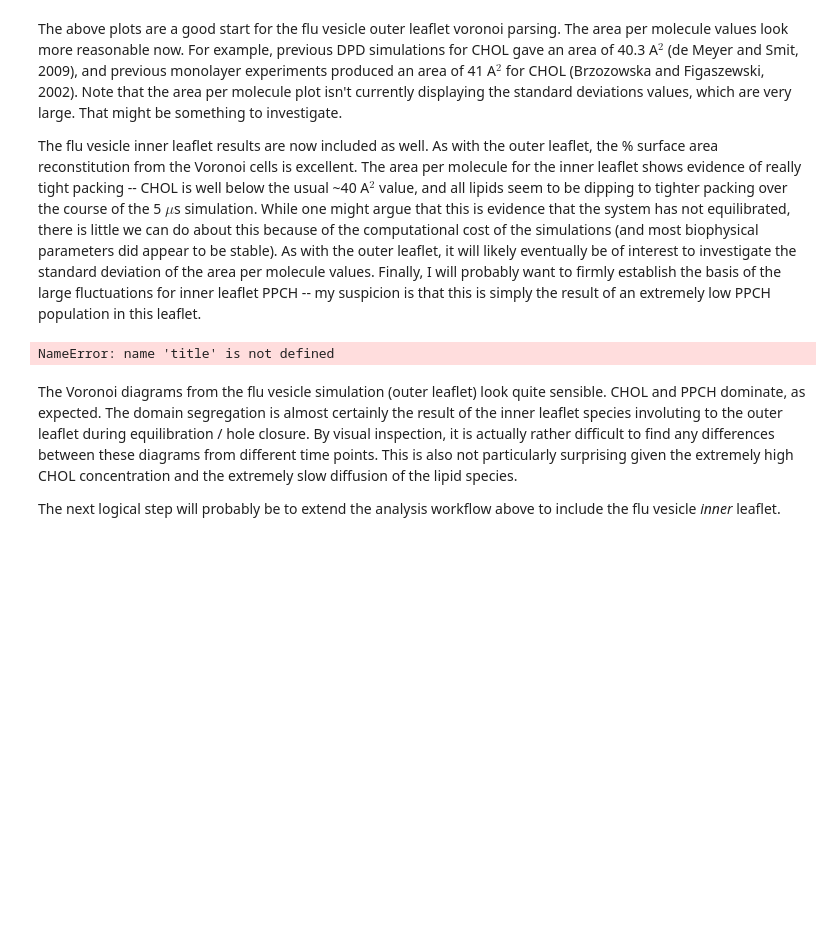
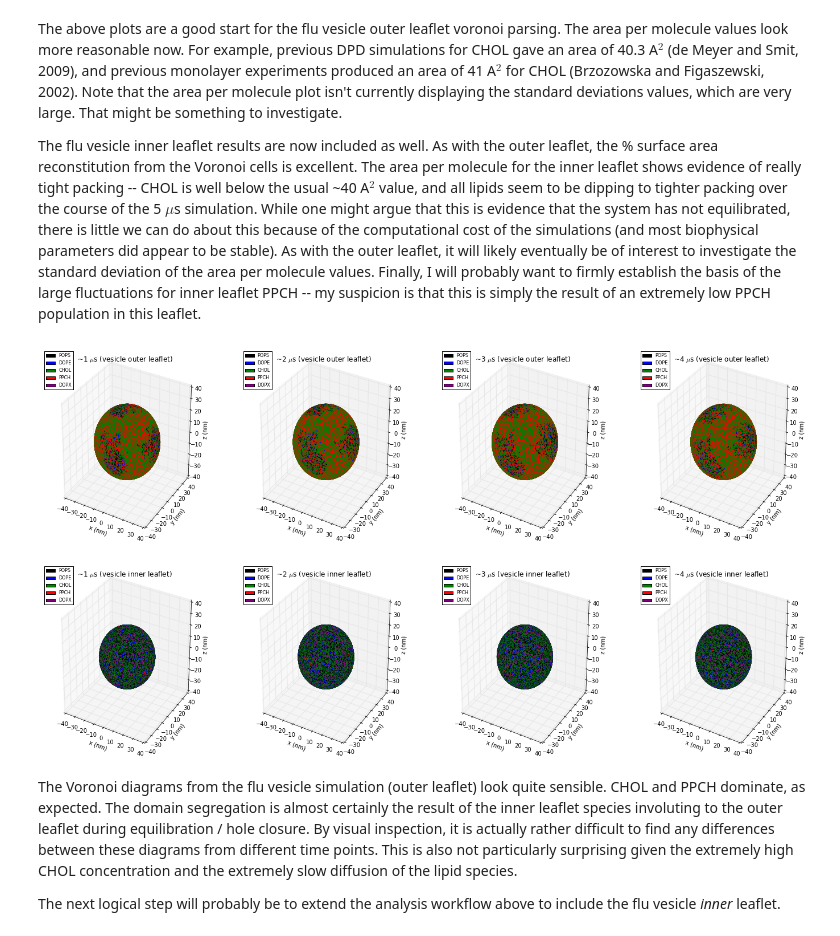
Before and after one commit to tylerjereddy/viral_voronoi_analysis, a Jupyter notebook: spherical_Voronoi_virus_analysis.ipynb, the cells around one changed output. Cells and saved outputs as stored; diff of their text form; code cells hidden in the pictures; blank space fills up the shorter version.

```diff
--- a/spherical_Voronoi_virus_analysis.ipynb
+++ b/spherical_Voronoi_virus_analysis.ipynb
@@ -273,9 +273,9 @@ list_frame_numbers = []
 list_percent_surface_area_reconstitution = []
 list_percent_surface_area_reconstitution_inner_leaflet = []
 # %%
-%%prun
+#%%prun
 #using very sparse (every 1000th frame) parsing because of poor speed / performance at the moment
-for ts in flu_vesicle_trajectory[3000:5000:1000]: #every 1000th frame (roughly every 100 ns); start after equil (~300 ns in)
+for ts in flu_vesicle_trajectory[3000::1000]: #every 1000th frame (roughly every 100 ns); start after equil (~300 ns in)
     vesicle_centroid = all_lipid_selection.centroid()
     PPCH_PO4_coords = dictionary_headgroup_data['PPCH']['selection'].coordinates() - vesicle_centroid
     PPCH_PO4_spherical_coords = voronoi_utility.convert_cartesian_array_to_spherical_array(PPCH_PO4_coords)
@@ -456,46 +465,21 @@ fig2.set_size_inches(20,14)
 The above plots are a good start for the flu vesicle outer leaflet voronoi parsing. The area per molecule values look more reasonable now. For example, previous DPD simulations for CHOL gave an area of 40.3 A$^2$ (de Meyer and Smit, 2009), and previous monolayer experiments produced an area of 41 A$^2$ for CHOL (Brzozowska and Figaszewski, 2002). Note that the area per molecule plot isn't currently displaying the standard deviations values, which are very large. That might be something to investigate.
 
 The flu vesicle inner leaflet results are now included as well. As with the outer leaflet, the % surface area reconstitution from the Voronoi cells is excellent. The area per molecule for the inner leaflet shows evidence of really tight packing -- CHOL is well below the usual ~40 A$^2$ value, and all lipids seem to be dipping to tighter packing over the course of the 5 $\mu$s simulation. While one might argue that this is evidence that the system has not equilibrated, there is little we can do about this because of the computational cost of the simulations (and most biophysical parameters did appear to be stable). As with the outer leaflet, it will likely eventually be of interest to investigate the standard deviation of the area per molecule values. Finally, I will probably want to firmly establish the basis of the large fluctuations for inner leaflet PPCH -- my suspicion is that this is simply the result of an extremely low PPCH population in this leaflet.
-# %%
-# ****high susceptibility to kernel crashes for this plotting code !!!! ****
-#now for sample spherical Voronoi diagrams for flu vesicle outer leaflet parsing (now working to include inner leaflet as well)
-from matplotlib.patches import Rectangle
-fig3 = plt.figure()
-
-list_voronoi_indices = [7,17,27,37] #start ~ 1 microsecond and work toward ~4 microseconds by skipping 10 indices each time (note that the index values are sensitive to the coarseness of the data parsing prior to this code)
-plot_number = 1
-
-for current_voronoi_index in list_voronoi_indices:
-    ax = fig3.add_subplot(2,4,plot_number,projection='3d')
-    index = 0
-    list_residue_names = []
-    for residue_name, subdictionary in dictionary_headgroup_data.iteritems():
-        list_Voronoi_cell_vertex_arrays = subdictionary['voronoi_cell_list_vertex_arrays'][current_voronoi_index]
-        color = color_list[index]
-        for vertex_array in list_Voronoi_cell_vertex_arrays:
-            polygon = Poly3DCollection([vertex_array/10.],alpha=1.0) #convert to nm
-            polygon.set_color(color)
-            ax.add_collection3d(polygon)
-        list_residue_names.append(residue_name)
-        index += 1
-    ax.set_title('~{time} $\mu$s (vesicle outer leaflet)'.format(time=plot_number))
-    ax.auto_scale_xyz
-    ax.legend()
-    ax.set_xlim(-40,40);ax.set_ylim(-40,40);ax.set_zlim(-40,40);
-    ax.set_xlabel('x (nm)')
-    ax.set_ylabel('y (nm)')
-    ax.set_zlabel('z (nm)')
-    POPS_legend_object = Rectangle((0, 0), 1, 1, fc="black")
-    DOPE_legend_object = Rectangle((0, 0), 1, 1, fc="blue")
-    CHOL_legend_object = Rectangle((0, 0), 1, 1, fc="green")
-    PPCH_legend_object = Rectangle((0, 0), 1, 1, fc="red")
-    DOPX_legend_object = Rectangle((0, 0), 1, 1, fc="purple")
-    ax.legend([POPS_legend_object,DOPE_legend_object,CHOL_legend_object,PPCH_legend_object,DOPX_legend_object],list_residue_names,loc=2,prop={'size':8})
-plot_number += 1
-
-fig3.set_size_inches(24,12)
-# %% [output]
-NameError: name 'title' is not defined
+# %%
+#now for sample spherical Voronoi diagrams for flu vesicle outer leaflet parsing (now working to include inner leaflet as well)
+
+#flu vesicle outer leaflet:
+fig3 = plt.figure()
+list_voronoi_indices = [7,17,27,37] #start ~ 1 microsecond and work toward ~4 microseconds by skipping 10 indices each time (note that the index values are sensitive to the coarseness of the data parsing prior to this code)
+voronoi_analysis_library.plot_sample_Voronoi_diagrams(fig3,list_voronoi_indices,'voronoi_cell_list_vertex_arrays','vesicle outer leaflet',dictionary_headgroup_data)
+
+#flu vesicle inner leaflet:
+fig4 = plt.figure()
+list_voronoi_indices = [7,17,27,37] #start ~ 1 microsecond and work toward ~4 microseconds by skipping 10 indices each time (note that the index values are sensitive to the coarseness of the data parsing prior to this code)
+voronoi_analysis_library.plot_sample_Voronoi_diagrams(fig4,list_voronoi_indices,'voronoi_cell_list_vertex_arrays_inner_leaflet','vesicle inner leaflet',dictionary_headgroup_data)
+# %% [output]
+[figure, added]
+[figure, added]
 # %% [markdown]
 The Voronoi diagrams from the flu vesicle simulation (outer leaflet) look quite sensible. CHOL and PPCH dominate, as expected. The domain segregation is almost certainly the result of the inner leaflet species involuting to the outer leaflet during equilibration / hole closure. By visual inspection, it is actually rather difficult to find any differences between these diagrams from different time points. This is also not particularly surprising given the extremely high CHOL concentration and the extremely slow diffusion of the lipid species.
 
```
Also changed, not shown: parts of 2 cells of this notebook, 1 other file.
